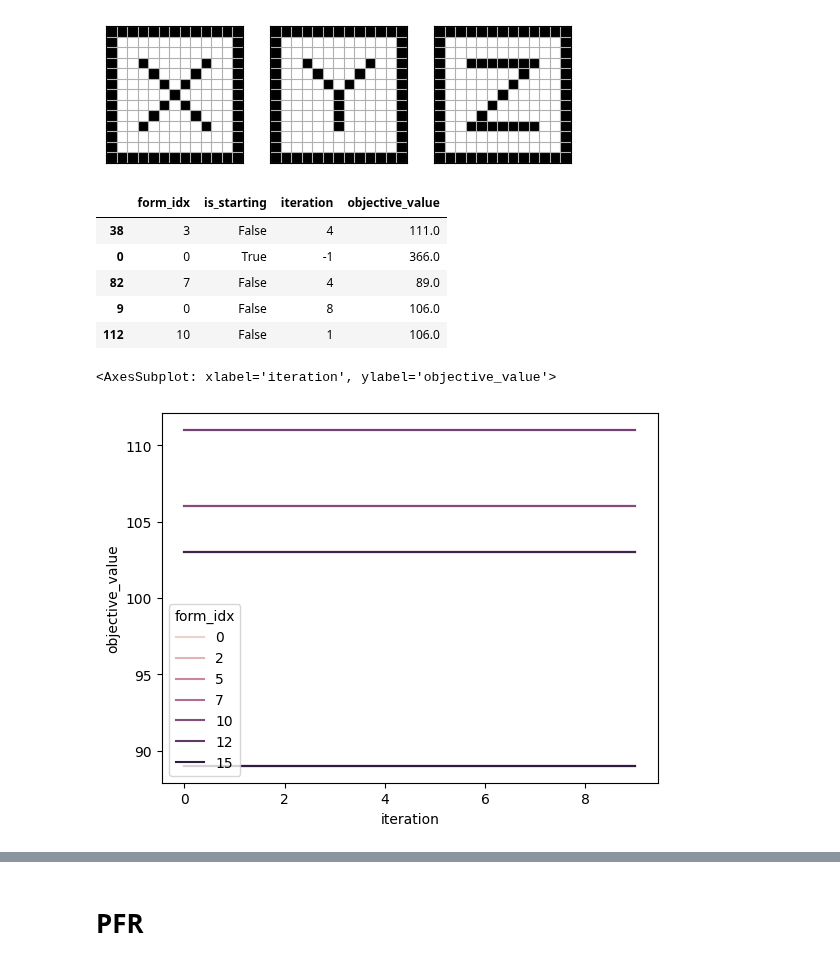
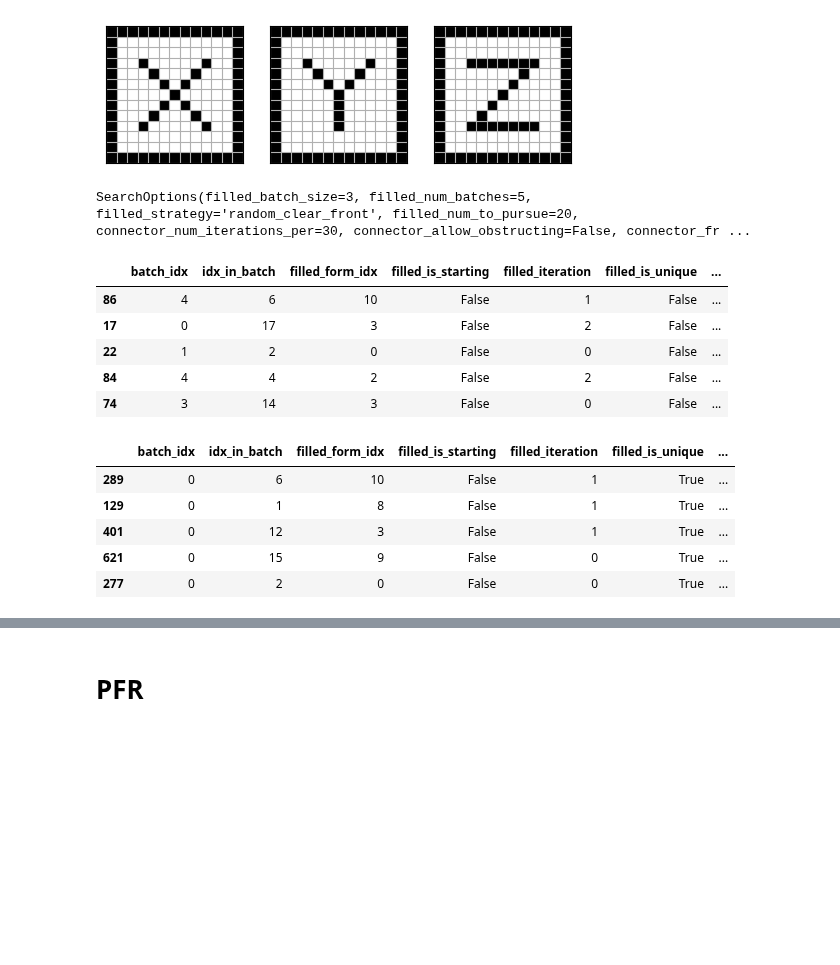
Before and after one commit to pfrstg/voxart, a Jupyter notebook: notebooks/examples.ipynb, the cells around one changed output, grey strips where cells are left out. Drawn from its saved outputs; the diff is of its cells as text; code cells hidden in the pictures; blank space fills up the shorter version.

```diff
--- a/notebooks/examples.ipynb
+++ b/notebooks/examples.ipynb
@@ -23,20 +23,26 @@ goal_xyz.fig()
 # %% [output]
 [figure]
 # %%
-results_filled = voxart.search(goal_xyz, "random_clear_front", num_iterations=10, top_n=1)
-_, design_xyz = results_filled.best()[0]
+opts = voxart.SearchOptions()
+results_filled, results = voxart.search(goal_xyz, opts)
+_, design_xyz = results.best()[0]
+# %% [output]
+SearchOptions(filled_batch_size=3, filled_num_batches=5, filled_strategy='random_clear_front', filled_num_to_pursue=20, connector_num_iterations_per=30, connector_allow_obstructing=False, connector_fr ...
 # %%
-df_results = results_filled.all_objective_values()
-df_results.sample(5)
+df_filled_results = results_filled.all_objective_values()
+display(df_filled_results.sample(5))
+df_results = results.all_objective_values()
+display(df_results.sample(5))
 # %% [output]
-|  | form_idx | is_starting | iteration | objective_value |
-| 38 | 3 | False | 4 | 111.0 |
-| 0 | 0 | True | -1 | 366.0 |
-| 82 | 7 | False | 4 | 89.0 |
-| 9 | 0 | False | 8 | 106.0 |
-| 112 | 10 | False | 1 | 106.0 |
+|  | batch_idx | idx_in_batch | filled_form_idx | filled_is_starting | filled_iteration | filled_is_unique | ... |
+| 86 | 4 | 6 | 10 | False | 1 | False | ... |
+| 17 | 0 | 17 | 3 | False | 2 | False | ... |
+| 22 | 1 | 2 | 0 | False | 0 | False | ... |
+| 84 | 4 | 4 | 2 | False | 2 | False | ... |
+| 74 | 3 | 14 | 3 | False | 0 | False | ... |
+|  | batch_idx | idx_in_batch | filled_form_idx | filled_is_starting | filled_iteration | filled_is_unique | ... |
+| 289 | 0 | 6 | 10 | False | 1 | True | ... |
+| 129 | 0 | 1 | 8 | False | 1 | True | ... |
+| 401 | 0 | 12 | 3 | False | 1 | True | ... |
+| 621 | 0 | 15 | 9 | False | 0 | True | ... |
+| 277 | 0 | 2 | 0 | False | 0 | True | ... |
-# %%
-sns.lineplot(df_results[~df_results["is_starting"]], x="iteration", y="objective_value", hue="form_idx")
-# %% [output]
-<AxesSubplot: xlabel='iteration', ylabel='objective_value'>
-[figure, removed]
```
Also changed, not shown: parts of 12 cells of this notebook, 3 other files.
